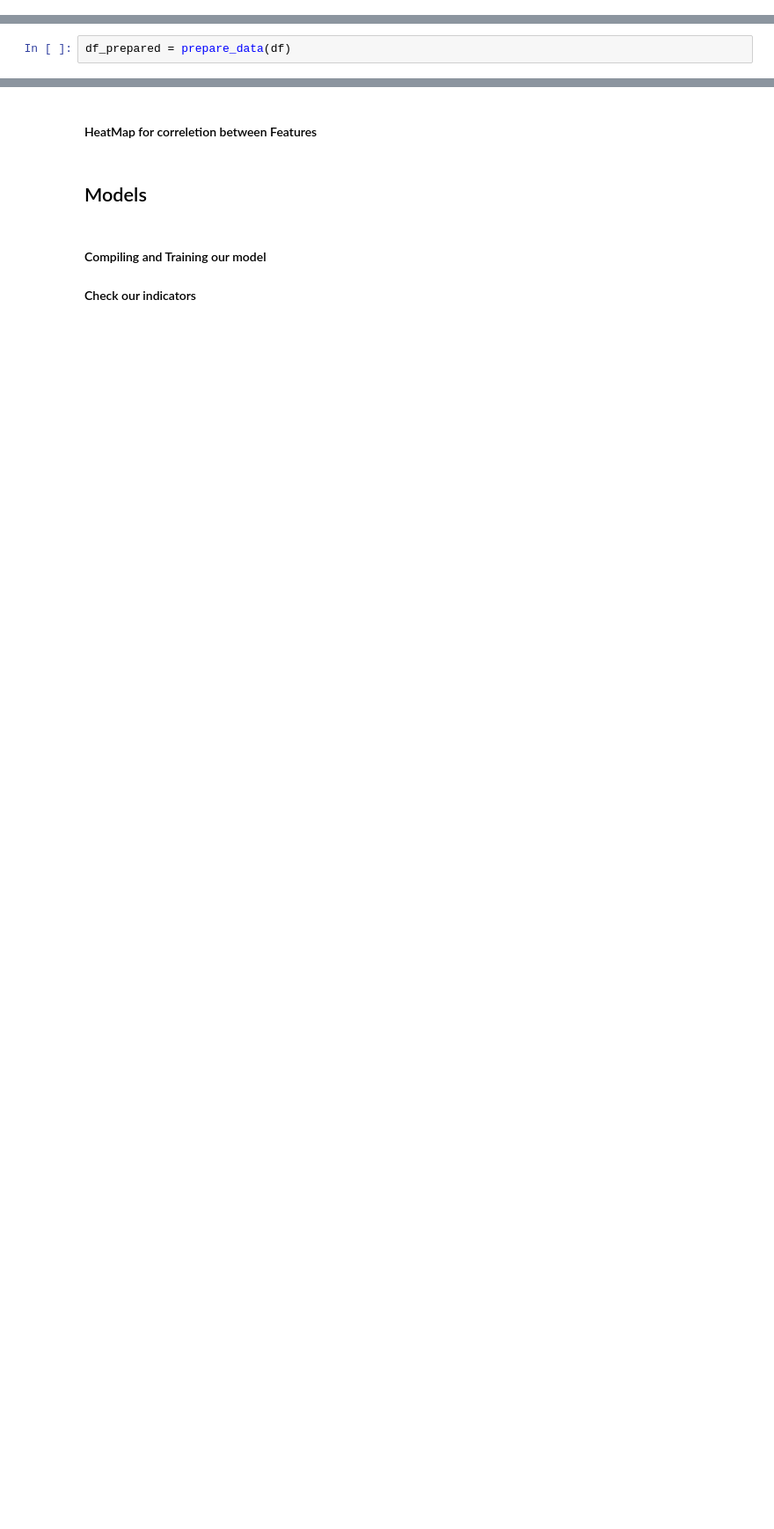
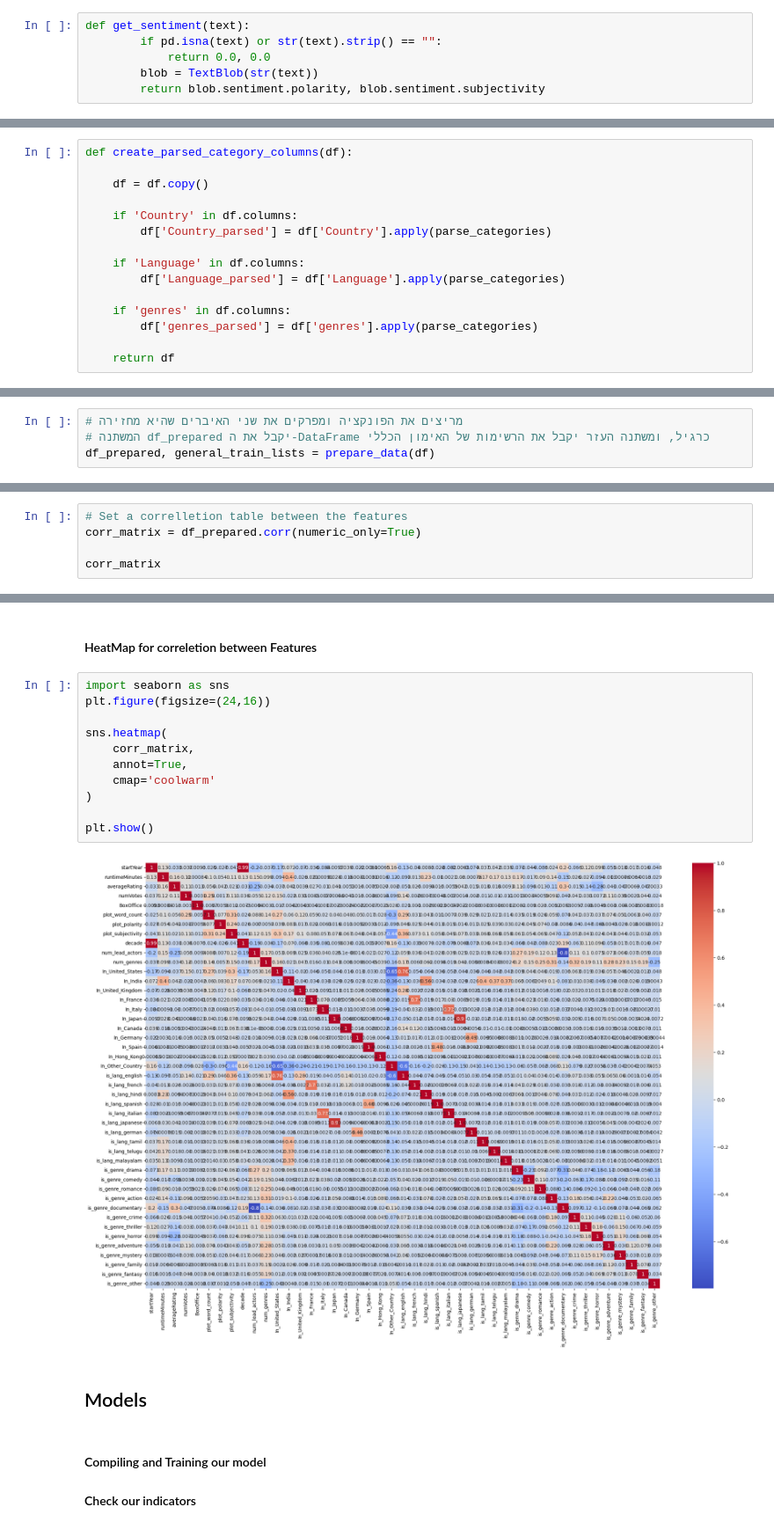
Before and after one commit to BarelAndArad/python-ml-project, a Jupyter notebook: Python_ML_Project.ipynb, the cells around one changed output, grey strips where cells are left out. Shown at 88% size. Cells and saved outputs as stored; diff of their text form; blank space fills up the shorter version.

```diff
--- a/Python_ML_Project.ipynb
+++ b/Python_ML_Project.ipynb
@@ -15,0 +61,6 @@ low_memory = False
+# %%
+def get_sentiment(text):
+        if pd.isna(text) or str(text).strip() == "":
+            return 0.0, 0.0
+        blob = TextBlob(str(text))
+        return blob.sentiment.polarity, blob.sentiment.subjectivity
@@ -16,2 +473,17 @@ low_memory = False
+# %%
+def create_parsed_category_columns(df):
+
+    df = df.copy()
+
+    if 'Country' in df.columns:
+        df['Country_parsed'] = df['Country'].apply(parse_categories)
+
+    if 'Language' in df.columns:
+        df['Language_parsed'] = df['Language'].apply(parse_categories)
+
+    if 'genres' in df.columns:
+        df['genres_parsed'] = df['genres'].apply(parse_categories)
+
+    return df
 # %% [markdown]
 ## Final prepare_data
@@ -256,2 +549,4 @@ def prepare_data(df):
 # %%
-df_prepared = prepare_data(df)
+# מריצים את הפונקציה ומפרקים את שני האיברים שהיא מחזירה
+# המשתנה df_prepared יקבל את ה-DataFrame כרגיל, ומשתנה העזר יקבל את הרשימות של האימון הכללי
+df_prepared, general_train_lists = prepare_data(df)
@@ -347 +593,6 @@ plot_word_count         58509.615469
 dtype: float64
+# %%
+# Set a correlletion table between the features
+corr_matrix = df_prepared.corr(numeric_only=True)
+
+corr_matrix
@@ -348,5 +618,18 @@ dtype: float64
 # %% [markdown]
 #### HeatMap for correletion between Features
+# %%
+import seaborn as sns
+plt.figure(figsize=(24,16))
+
+sns.heatmap(
+    corr_matrix,
+    annot=True,
+    cmap='coolwarm'
+)
+
+plt.show()
+# %% [output]
+[figure, added]
 # %% [markdown]
 ## Models
 # %% [markdown]
```
Also changed, not shown: parts of 112 cells of this notebook.
